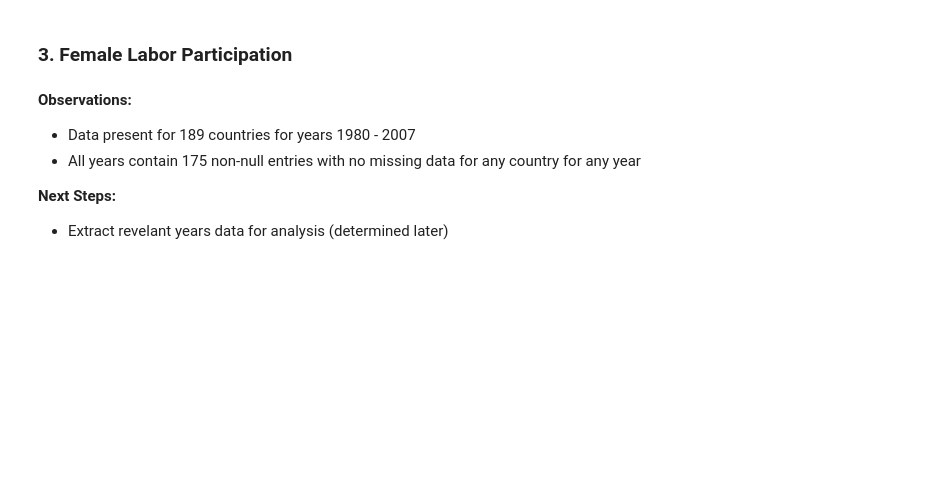
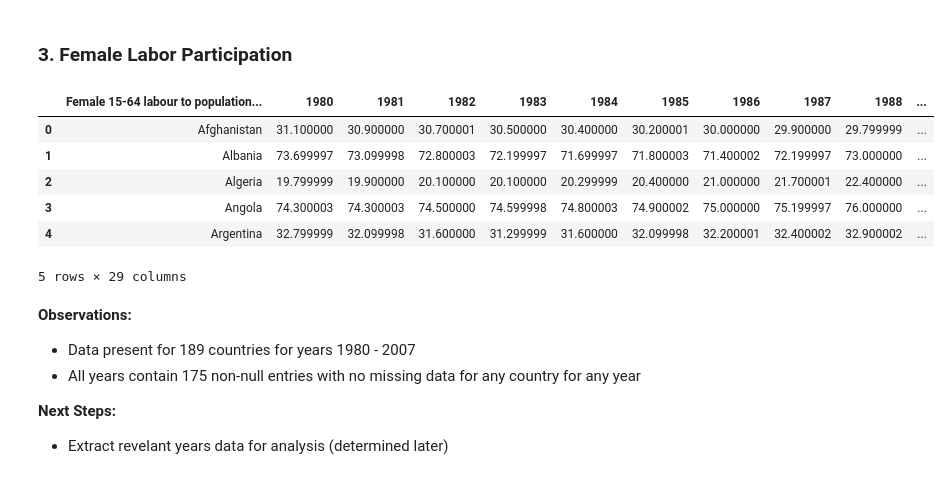
Before and after one commit to devanshmalik/Female_Autonomy_in_Society_Analysis, a Jupyter notebook: effects_of_female_autonomy_around_world.ipynb, the cells around one changed output. Saved outputs shown, nothing was run; the diff lists cells and outputs as text; code cells hidden in the pictures; blank space fills up the shorter version.

```diff
--- a/effects_of_female_autonomy_around_world.ipynb
+++ b/effects_of_female_autonomy_around_world.ipynb
@@ -96,9 +97,18 @@ df_marriage.count()
 ### 3. Female Labor Participation
 # %%
 df_labor = pd.read_csv('data/female_labour_participation_rate.csv')
-df_labor.info()
+
+# Uncomment to explore data further
+#df_labor.info()
 df_labor.head()
-# Clean data with no missing values
+# %% [output]
+|  | Female 15-64 labour to population... | 1980 | 1981 | 1982 | 1983 | 1984 | 1985 | 1986 | 1987 | 1988 | ... |
+| 0 | Afghanistan | 31.100000 | 30.900000 | 30.700001 | 30.500000 | 30.400000 | 30.200001 | 30.000000 | 29.900000 | 29.799999 | ... |
+| 1 | Albania | 73.699997 | 73.099998 | 72.800003 | 72.199997 | 71.699997 | 71.800003 | 71.400002 | 72.199997 | 73.000000 | ... |
+| 2 | Algeria | 19.799999 | 19.900000 | 20.100000 | 20.100000 | 20.299999 | 20.400000 | 21.000000 | 21.700001 | 22.400000 | ... |
+| 3 | Angola | 74.300003 | 74.300003 | 74.500000 | 74.599998 | 74.800003 | 74.900002 | 75.000000 | 75.199997 | 76.000000 | ... |
+| 4 | Argentina | 32.799999 | 32.099998 | 31.600000 | 31.299999 | 31.600000 | 32.099998 | 32.200001 | 32.400002 | 32.900002 | ... |
+5 rows × 29 columns
 # %% [markdown]
 **Observations:**
 * Data present for 189 countries for years 1980 - 2007
```
Also changed, not shown: parts of 65 cells of this notebook, 1 other file.
